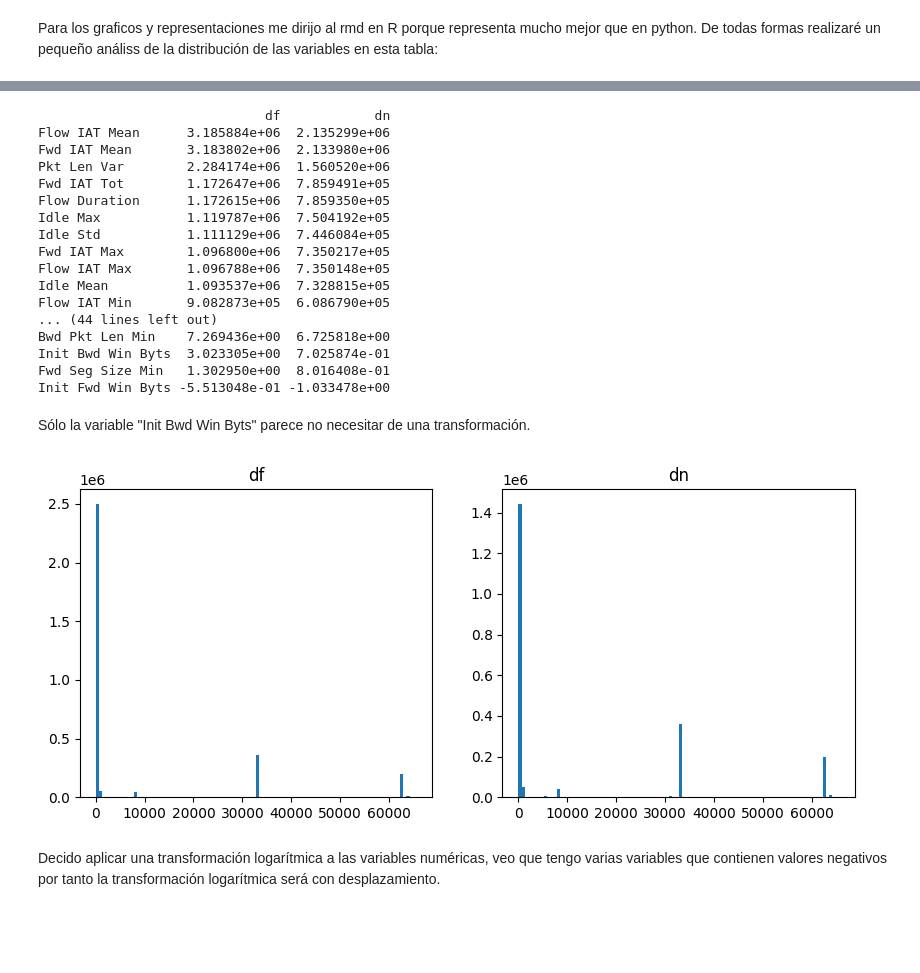
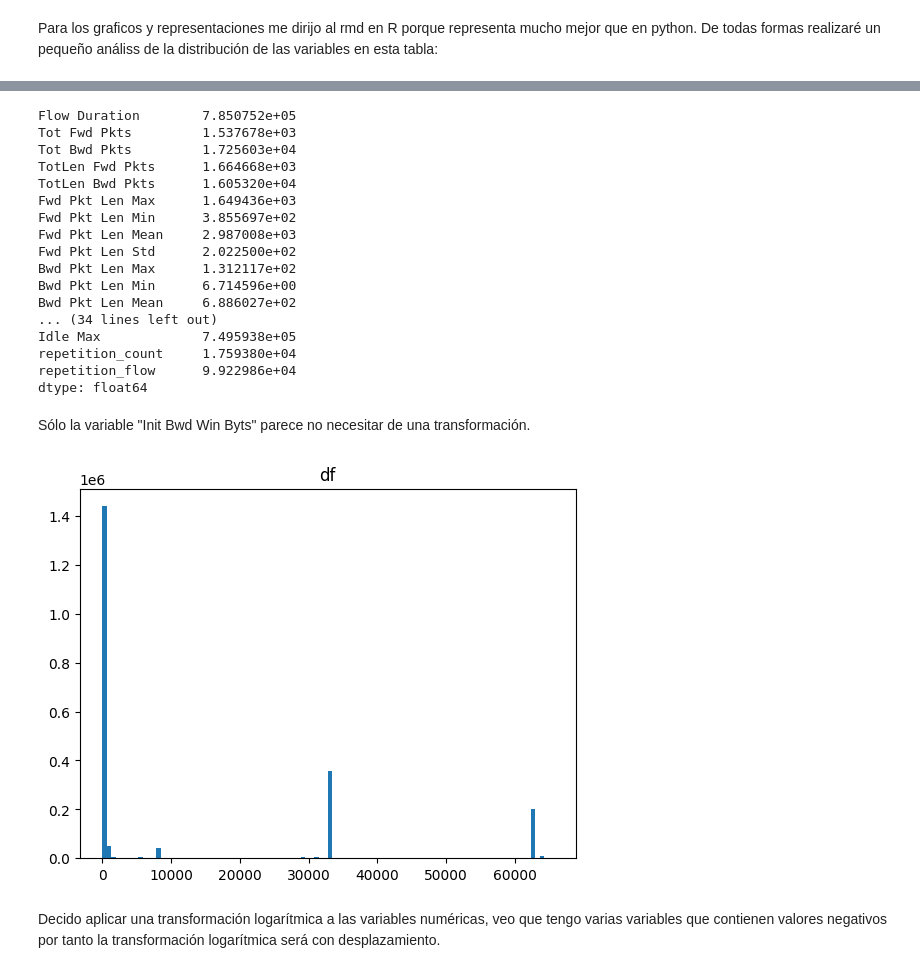
Before and after one commit to Axton-Industries/IDS-based-on-machine-learning-techniques, a Jupyter notebook: notebooks/03_eda.ipynb, the cells around one changed output, grey strips where cells are left out. Saved outputs shown, nothing was run; the diff lists cells and outputs as text; code cells hidden in the pictures; blank space fills up the shorter version.

```diff
--- a/notebooks/03_eda.ipynb
+++ b/notebooks/03_eda.ipynb
@@ -20,8 +18,7 @@ from data.log_transform import shift_log_transform
 # %% [markdown]
 #### 1) Revisión general
 # %%
-df = pd.read_parquet(preprocessed_input)
-dn = pd.read_parquet(preprocessed_input_N)
+df =  pd.read_parquet(preprocessed_input_N)
 df.head()
 # %% [output]
 |  | Protocol | Flow Duration | Tot Fwd Pkts | Tot Bwd Pkts | TotLen Fwd Pkts | TotLen Bwd Pkts | ... |
@@ -58,0 +53,3 @@ Length: 72, dtype: object
+# %%
+df["Label"] = df["Label"].cat.remove_categories(["Label"]) # Solve a format issue
+df["Label"].values
@@ -242,47 +201,31 @@ Flow IAT Mean     -1780.796997 -1457.957764
 # %%
-comparison = pd.concat(
-    [df[continuous].kurtosis(numeric_only=True), dn[continuous].kurtosis(numeric_only=True)],
-    axis=1,
-    keys=["df", "dn"]
-).sort_values(by="df", ascending=False)
-
-print(comparison.to_string())
+df[continuous].kurtosis(numeric_only=True)
 # %% [output]
-                             df            dn
-Flow IAT Mean      3.185884e+06  2.135299e+06
-Fwd IAT Mean       3.183802e+06  2.133980e+06
-Pkt Len Var        2.284174e+06  1.560520e+06
-Fwd IAT Tot        1.172647e+06  7.859491e+05
-Flow Duration      1.172615e+06  7.859350e+05
-Idle Max           1.119787e+06  7.504192e+05
-Idle Std           1.111129e+06  7.446084e+05
-Fwd IAT Max        1.096800e+06  7.350217e+05
-Flow IAT Max       1.096788e+06  7.350148e+05
-Idle Mean          1.093537e+06  7.328815e+05
-Flow IAT Min       9.082873e+05  6.086790e+05
-... (44 lines left out)
-Bwd Pkt Len Min    7.269436e+00  6.725818e+00
-Init Bwd Win Byts  3.023305e+00  7.025874e-01
-Fwd Seg Size Min   1.302950e+00  8.016408e-01
-Init Fwd Win Byts -5.513048e-01 -1.033478e+00
+Flow Duration        7.850752e+05
+Tot Fwd Pkts         1.537678e+03
+Tot Bwd Pkts         1.725603e+04
+TotLen Fwd Pkts      1.664668e+03
+TotLen Bwd Pkts      1.605320e+04
+Fwd Pkt Len Max      1.649436e+03
+Fwd Pkt Len Min      3.855697e+02
+Fwd Pkt Len Mean     2.987008e+03
+Fwd Pkt Len Std      2.022500e+02
+Bwd Pkt Len Max      1.312117e+02
+Bwd Pkt Len Min      6.714596e+00
+Bwd Pkt Len Mean     6.886027e+02
+... (34 lines left out)
+Idle Max             7.495938e+05
+repetition_count     1.759380e+04
+repetition_flow      9.922986e+04
+dtype: float64
 # %% [markdown]
 Sólo la variable "Init Bwd Win Byts" parece no necesitar de una transformación.
 # %%
-col = "Init Bwd Win Byts"
-
-plt.figure(figsize=(10,4))
-
-plt.subplot(1,2,1)
-plt.hist(df[col], bins=100)
+plt.hist(df["Init Bwd Win Byts"], bins=100)
 plt.title("df")
-
-plt.subplot(1,2,2)
-plt.hist(dn[col], bins=100)
-plt.title("dn")
-
 plt.show()
 # %% [output]
-[figure, old version]
+[figure, new version]
 # %% [markdown]
 Decido aplicar una transformación logarítmica a las variables numéricas, veo que tengo varias variables que contienen valores negativos por tanto la transformación logarítmica será con desplazamiento.
 # %%
```
Also changed, not shown: parts of 19 cells of this notebook, 7 other files.
